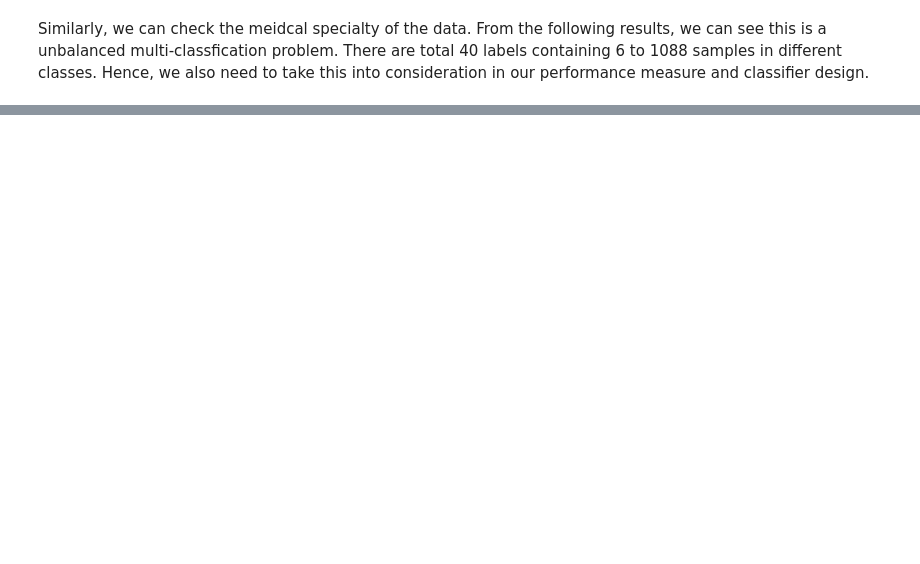
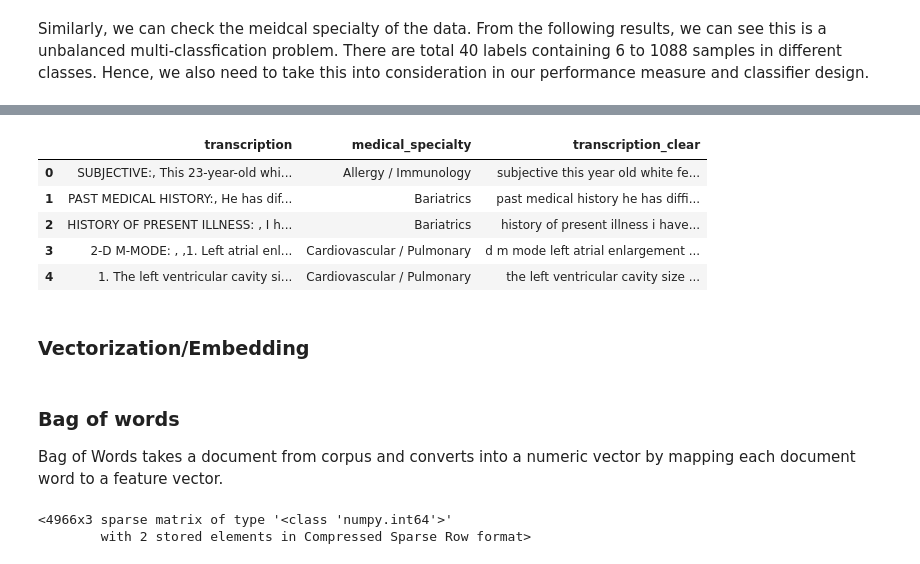
Before and after one commit to zzzghm/auto-diagnosis, a Jupyter notebook: clinic_diag_pred.ipynb, the cells around one changed output, grey strips where cells are left out. Cells and saved outputs as stored; diff of their text form; code cells hidden in the pictures; blank space fills up the shorter version.

Commit message:
add embedding

```diff
--- a/clinic_diag_pred.ipynb
+++ b/clinic_diag_pred.ipynb
@@ -130,0 +137,27 @@ Name: medical_specialty, dtype: int64
+# %%
+translator_c = str.maketrans(string.punctuation, ' '*len(string.punctuation))
+data['transcription_clear']=data['transcription'].apply(lambda x: ' '.join([i for i in str(x).lower().
+                                            translate(translator_c).split(' ') if i.isalpha()]))
+# %%
+data.head(5)
+# %% [output]
+|  | transcription | medical_specialty | transcription_clear |
+| 0 | SUBJECTIVE:, This 23-year-old whi... | Allergy / Immunology | subjective this year old white fe... |
+| 1 | PAST MEDICAL HISTORY:, He has dif... | Bariatrics | past medical history he has diffi... |
+| 2 | HISTORY OF PRESENT ILLNESS: , I h... | Bariatrics | history of present illness i have... |
+| 3 | 2-D M-MODE: , ,1. Left atrial enl... | Cardiovascular / Pulmonary | d m mode left atrial enlargement ... |
+| 4 | 1. The left ventricular cavity si... | Cardiovascular / Pulmonary | the left ventricular cavity size ... |
+# %% [markdown]
+### Vectorization/Embedding
+# %% [markdown]
+### Bag of words
+Bag of Words takes a document from corpus and converts into a numeric vector by mapping each document word to a feature vector.
+# %%
+bow_vect=CountVectorizer()
+bow_vect.fit(data)
+bow_x=bow_vect.transform(data['transcription_clear'].tolist())
+bow_y=data['medical_specialty'].tolist()
+bow_x
+# %% [output]
+<4966x3 sparse matrix of type '<class 'numpy.int64'>'
+        with 2 stored elements in Compressed Sparse Row format>
```
Also changed, not shown: parts of 11 cells of this notebook.
